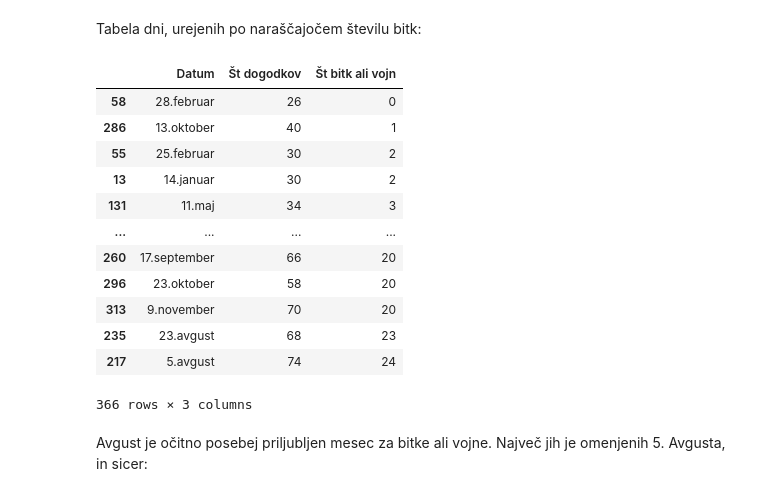
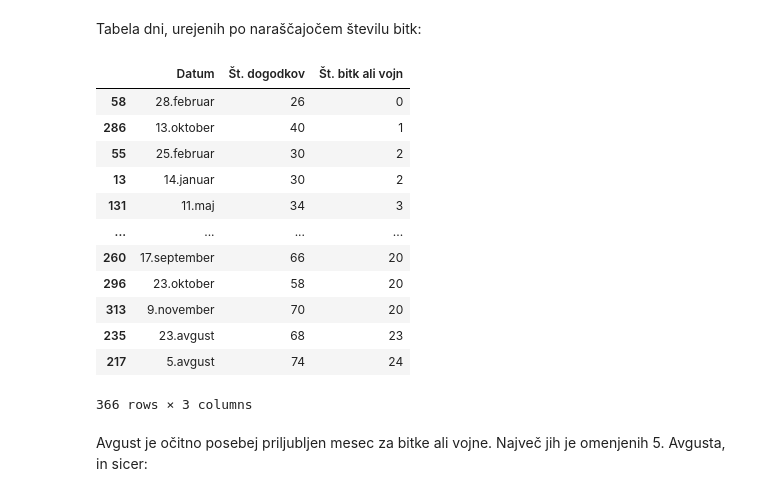
Before and after one commit to zivaheg/projektnaUVP, a Jupyter notebook: analiza.ipynb, the cells around one changed output. Saved outputs shown, nothing was run; the diff lists cells and outputs as text; code cells hidden in the pictures.

```diff
--- a/analiza.ipynb
+++ b/analiza.ipynb
@@ -220,9 +210,9 @@ V procentih predstavljeni deleži podatkov.
 # %% [markdown]
 Tabela dni, urejenih po naraščajočem številu bitk:
 # %%
-ST_PODATKOV.sort_values(by ="Št bitk ali vojn").drop(columns=["Št rojstev", "Št smrti"])
+ST_PODATKOV.sort_values(by ="Št. bitk ali vojn").drop(columns=["Št. rojstev", "Št. smrti"])
 # %% [output]
-|  | Datum | Št dogodkov | Št bitk ali vojn |
+|  | Datum | Št. dogodkov | Št. bitk ali vojn |
 | 58 | 28.februar | 26 | 0 |
 | 286 | 13.oktober | 40 | 1 |
 | 55 | 25.februar | 30 | 2 |
```
Also changed, not shown: parts of 16 cells of this notebook.
